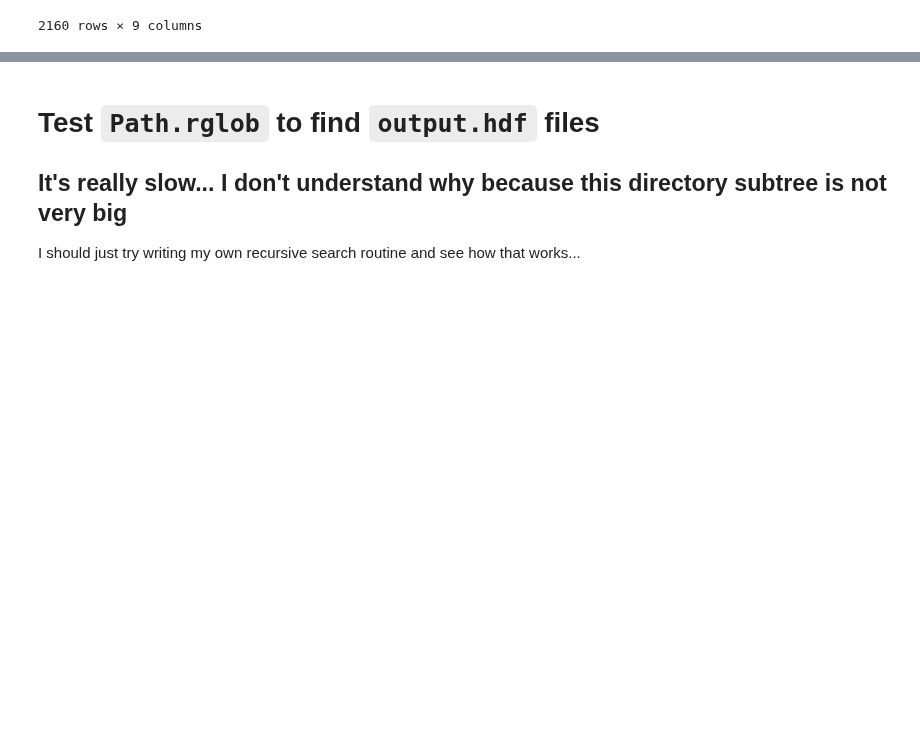
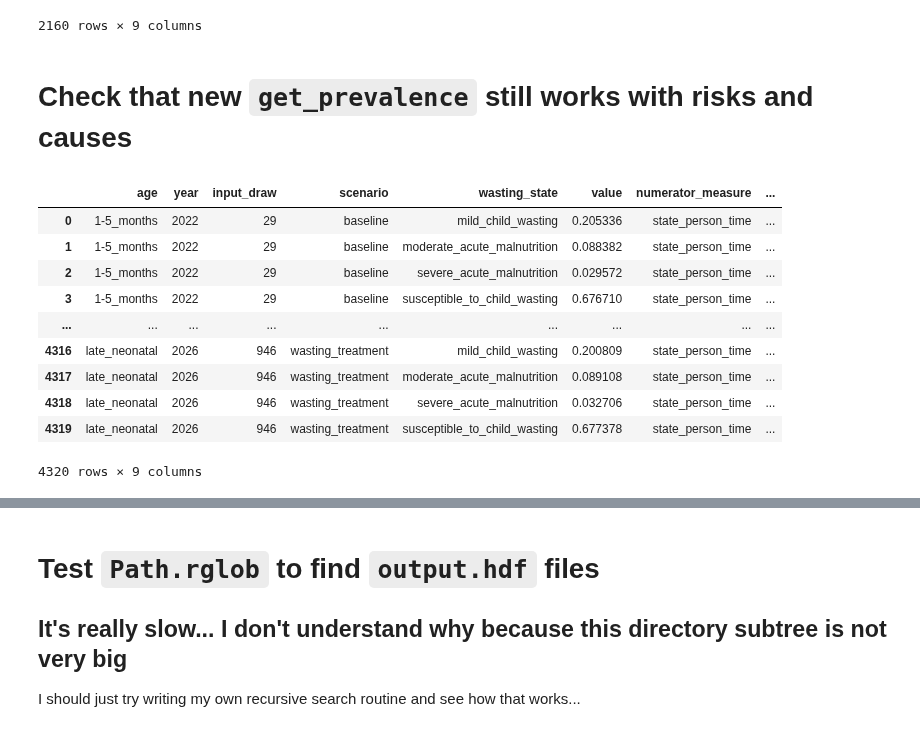
Before and after one commit to ihmeuw/vivarium_research_ciff_sam, a Jupyter notebook: nathaniel/scratch/2021_10_12a_test_new_prevalence_function_and_Path_rglob.ipynb, the cells around one changed output, grey strips where cells are left out. Cells and saved outputs as stored; diff of their text form; code cells hidden in the pictures; blank space fills up the shorter version.

```diff
--- a/nathaniel/scratch/2021_10_12a_test_new_prevalence_function_and_Path_rglob.ipynb
+++ b/nathaniel/scratch/2021_10_12a_test_new_prevalence_function_and_Path_rglob.ipynb
@@ -300,3 +300,20 @@ xfactor_prev2
 | 2158 | late_neonatal | 2026 | 946 | wasting_treatment | cat1 | 0.184549 | person_time | person_time | ... |
 | 2159 | late_neonatal | 2026 | 946 | wasting_treatment | cat2 | 0.815451 | person_time | person_time | ... |
 2160 rows × 9 columns
+# %% [markdown]
+# Check that new `get_prevalence` still works with risks and causes
+# %%
+wasting_prev = csr.get_prevalence(results, 'wasting_state', ['age', 'year'])
+wasting_prev
+# %% [output]
+|  | age | year | input_draw | scenario | wasting_state | value | numerator_measure | ... |
+| 0 | 1-5_months | 2022 | 29 | baseline | mild_child_wasting | 0.205336 | state_person_time | ... |
+| 1 | 1-5_months | 2022 | 29 | baseline | moderate_acute_malnutrition | 0.088382 | state_person_time | ... |
+| 2 | 1-5_months | 2022 | 29 | baseline | severe_acute_malnutrition | 0.029572 | state_person_time | ... |
+| 3 | 1-5_months | 2022 | 29 | baseline | susceptible_to_child_wasting | 0.676710 | state_person_time | ... |
+| ... | ... | ... | ... | ... | ... | ... | ... | ... |
+| 4316 | late_neonatal | 2026 | 946 | wasting_treatment | mild_child_wasting | 0.200809 | state_person_time | ... |
+| 4317 | late_neonatal | 2026 | 946 | wasting_treatment | moderate_acute_malnutrition | 0.089108 | state_person_time | ... |
+| 4318 | late_neonatal | 2026 | 946 | wasting_treatment | severe_acute_malnutrition | 0.032706 | state_person_time | ... |
+| 4319 | late_neonatal | 2026 | 946 | wasting_treatment | susceptible_to_child_wasting | 0.677378 | state_person_time | ... |
+4320 rows × 9 columns
```
Also changed, not shown: parts of 5 cells of this notebook.
